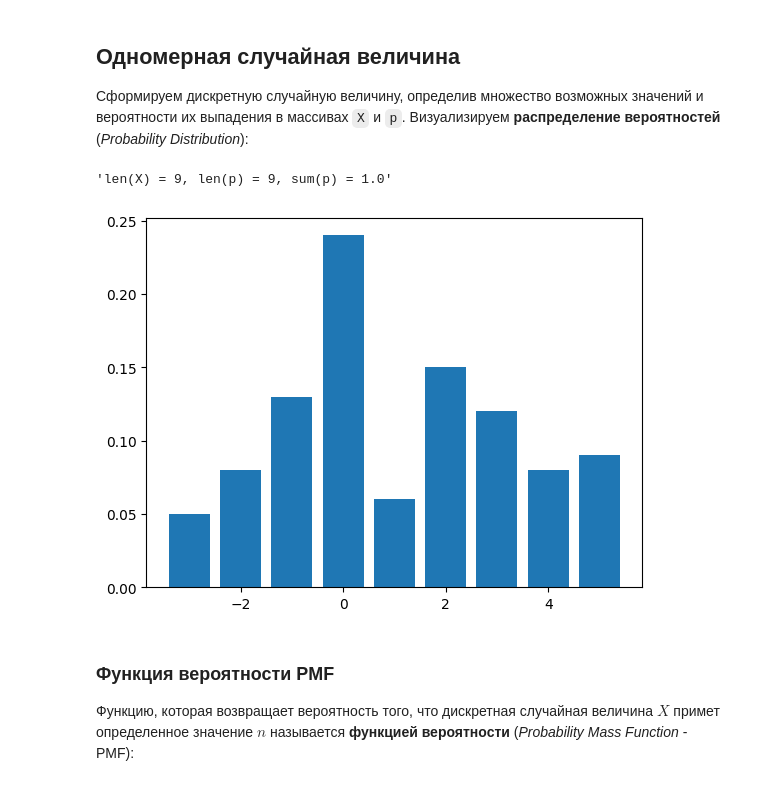
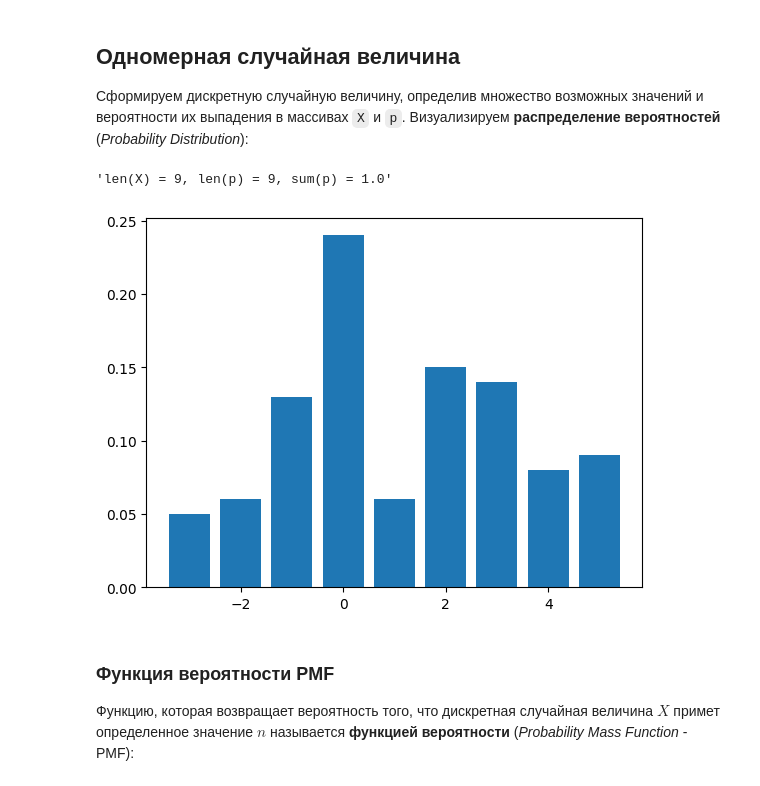
Before and after one commit to ordevoir/Mathematics, a Jupyter notebook: PT_RV_base.ipynb, the cells around one changed output. Drawn from its saved outputs; the diff is of its cells as text; code cells hidden in the pictures.

```diff
--- a/PT_RV_base.ipynb
+++ b/PT_RV_base.ipynb
@@ -16,15 +12,15 @@ def normalize(array):
 # %%
 import numpy as np
 import matplotlib.pyplot as plt
 
 X = np.array([-3, -2, -1, 0, 1, 2, 3, 4, 5])
-p = np.array([0.05, 0.08, 0.13, 0.24, 0.06, 0.15, 0.12, 0.08, 0.09])
+p = np.array([0.05, 0.06, 0.13, 0.24, 0.06, 0.15, 0.14, 0.08, 0.09])
 
 plt.bar(X, p)
 (f"{len(X) = }, {len(p) = }, {sum(p) = }")
 # %% [output]
 'len(X) = 9, len(p) = 9, sum(p) = 1.0'
-[figure, old version]
+[figure, new version]
 # %% [markdown]
 ### Функция вероятности **PMF**
 Функцию, которая возвращает вероятность того, что дискретная случайная величина $X$ примет определенное значение $n$ называется **функцией вероятности** (*Probability Mass Function* - PMF):
```
Also changed, not shown: parts of 20 cells of this notebook.
